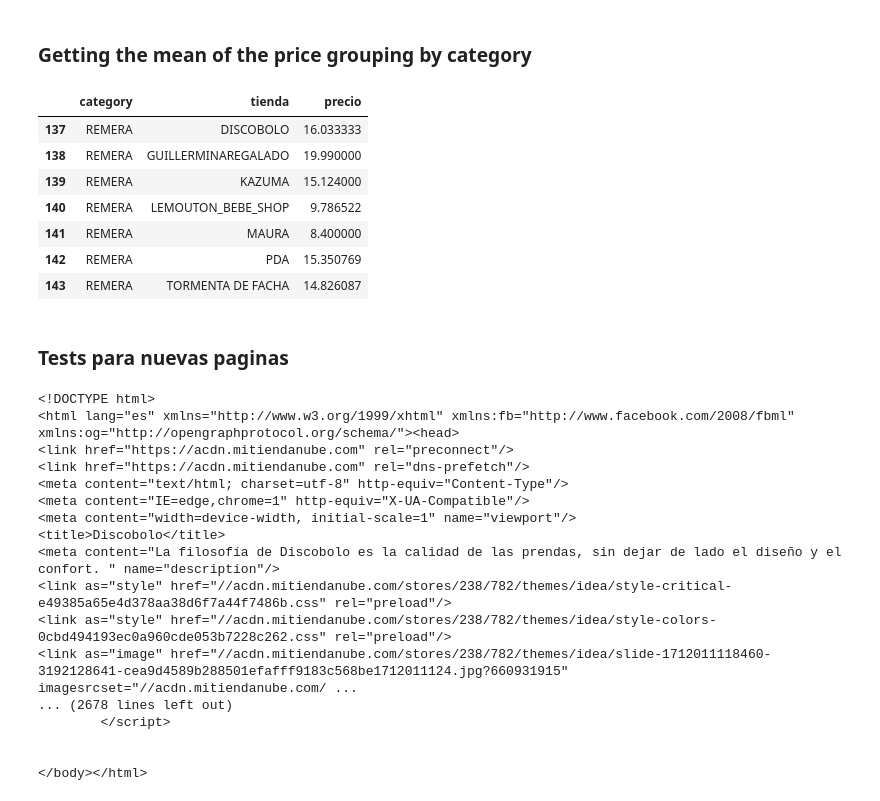
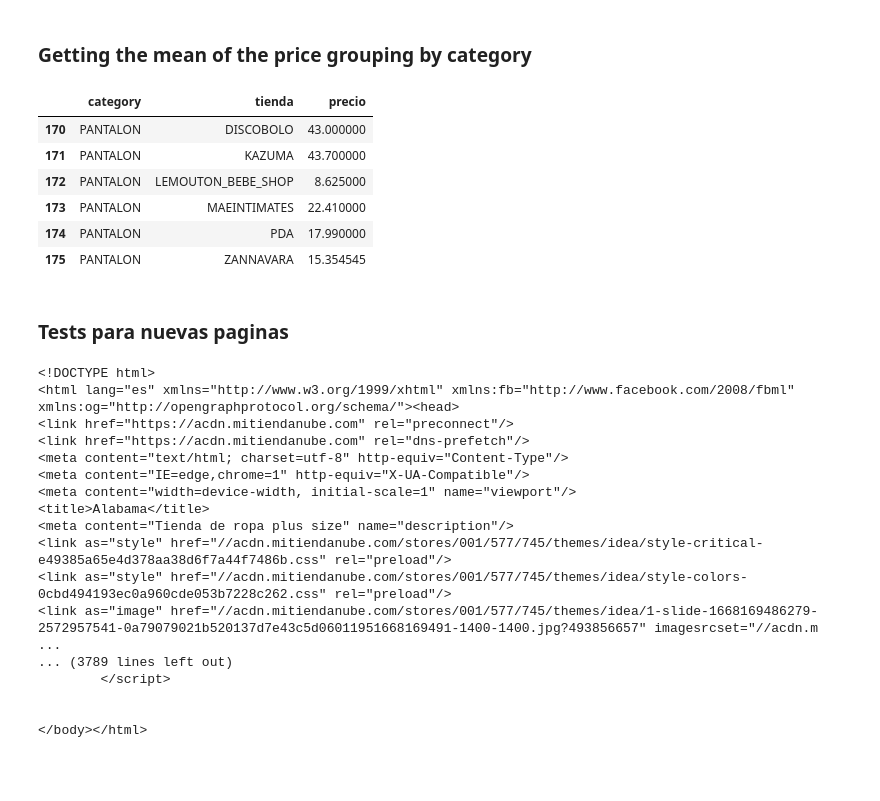
Before and after one commit to brunojaime/scrapping_clothe_stores, a Jupyter notebook: scrapping_tienda_ropa.ipynb, the cells around one changed output. Saved outputs shown, nothing was run; the diff lists cells and outputs as text; code cells hidden in the pictures; blank space fills up the shorter version.

Commit message:
Adding more stores

```diff
--- a/scrapping_tienda_ropa.ipynb
+++ b/scrapping_tienda_ropa.ipynb
@@ -228,5 +284,7 @@ rudshoes = TiendaNubeScrapping(url="https://www.rudshoes.com",
 # %%
-tiendas = [guillerminaregalado,rudshoes,discobolojeans,pda,kazuma,torm_facha,lemouton,maura]
+tiendas = [guillerminaregalado,rudshoes,discobolojeans,pda,kazuma,
+           torm_facha,lemouton,maura,maeintimates,zannavara,lepou,rome,
+           ankaras,alabama,conmpania_sombreros]
 df_tiendas_nube = pd.DataFrame()
 df_tiendas_nube= anexar_df_complete(tiendas,df_tiendas_nube)
 # %% [output]
@@ -265,0 +306,4 @@ df_tiendas_nube
+# %%
+''''''
+tiendas = []
+df_tiendas_nube= anexar_df_complete(tiendas,df_tiendas_nube)
@@ -301,7 +374,9 @@ cat['tienda'].count()
 # %%
-category_to_filter = ['X','GIFT']
+category_to_filter = category_group[category_group['tienda']>5]
 df_tiendas_nube_filter = df_tiendas_nube[~df_tiendas_nube['category'].isin(category_to_filter)]
 #df_tiendas_nube_filter['precio'].groupby(df_tiendas_nube_filter['category']).mean()
 
 df_tiendas_nube_filter['precio'] = df_tiendas_nube_filter['precio'].str.replace('$','').str.split(',').str[0].astype(float).round(2)
-df_tiendas_nube_filter.info()
+df_tiendas_nube_filter
+df_tiendas_nube_filter['category'].unique().size
+df_tiendas_nube_filter.sort_values('tienda',ascending=False)
@@ -310,28 +399,36 @@ df_tiendas_nube_filter.info()
 # %%
 grouping_by_category = df_tiendas_nube_filter['precio'].groupby([df_tiendas_nube_filter['category'],df_tiendas_nube_filter['tienda']])
 
 mean_prices =grouping_by_category.mean().reset_index()
 mean_prices
-remeras_mean = mean_prices[mean_prices['category']=="REMERA"]
+remeras_mean = mean_prices[mean_prices['category']=="PANTALON"]
 remeras_mean
 # %% [output]
 |  | category | tienda | precio |
-| 137 | REMERA | DISCOBOLO | 16.033333 |
-| 138 | REMERA | GUILLERMINAREGALADO | 19.990000 |
-| 139 | REMERA | KAZUMA | 15.124000 |
-| 140 | REMERA | LEMOUTON_BEBE_SHOP | 9.786522 |
-| 141 | REMERA | MAURA | 8.400000 |
-| 142 | REMERA | PDA | 15.350769 |
-| 143 | REMERA | TORMENTA DE FACHA | 14.826087 |
+| 170 | PANTALON | DISCOBOLO | 43.000000 |
+| 171 | PANTALON | KAZUMA | 43.700000 |
+| 172 | PANTALON | LEMOUTON_BEBE_SHOP | 8.625000 |
+| 173 | PANTALON | MAEINTIMATES | 22.410000 |
+| 174 | PANTALON | PDA | 17.990000 |
+| 175 | PANTALON | ZANNAVARA | 15.354545 |
 # %% [markdown]
 ### Tests para nuevas paginas
 # %%
-testing_url = "https://www.guillerminaregalado.com.ar/"
-store_name="Discobolo"
-tag_sublinks={"tag": "div","class": 'nav-primary'}
-a_class='nav-list-link'
-tag_container={"tag": "div","class": 'item-description '}
-subtag_name='div'
+'''
+alabama = TiendaNubeScrapping(url="https://alabamatienda.com.ar",
+    store_name="alabama",
+    tag_sublinks={"tag": "ul","class": 'desktop-nav-list'},
+    a_class='desktop-nav-link',
+    tag_container={"tag": "div","class": 'item-info-container'},
+    subtag_name='a'
+    )
+'''
+testing_url = "https://alabamatienda.com.ar"
+store_name="testing"
+tag_sublinks={"tag": "ul","class": 'desktop-nav-list'}
+a_class='desktop-nav-link'
+tag_container={"tag": "div","class": 'item-info-container'}
+subtag_name='a'
 #testing_url= "https://tormentadefacha.mitiendanube.com"
 testing_instance = TiendaNubeScrapping(url=testing_url,
     store_name = store_name,
@@ -349,12 +446,12 @@ soup
 <meta content="text/html; charset=utf-8" http-equiv="Content-Type"/>
 <meta content="IE=edge,chrome=1" http-equiv="X-UA-Compatible"/>
 <meta content="width=device-width, initial-scale=1" name="viewport"/>
-<title>Discobolo</title>
-<meta content="La filosofía de Discobolo es la calidad de las prendas, sin dejar de lado el diseño y el confort. " name="description"/>
-<link as="style" href="//acdn.mitiendanube.com/stores/238/782/themes/idea/style-critical-e49385a65e4d378aa38d6f7a44f7486b.css" rel="preload"/>
-<link as="style" href="//acdn.mitiendanube.com/stores/238/782/themes/idea/style-colors-0cbd494193ec0a960cde053b7228c262.css" rel="preload"/>
-<link as="image" href="//acdn.mitiendanube.com/stores/238/782/themes/idea/slide-1712011118460-3192128641-cea9d4589b288501efafff9183c568be1712011124.jpg?660931915" imagesrcset="//acdn.mitiendanube.com/ ...
-... (2678 lines left out)
+<title>Alabama</title>
+<meta content="Tienda de ropa plus size" name="description"/>
+<link as="style" href="//acdn.mitiendanube.com/stores/001/577/745/themes/idea/style-critical-e49385a65e4d378aa38d6f7a44f7486b.css" rel="preload"/>
+<link as="style" href="//acdn.mitiendanube.com/stores/001/577/745/themes/idea/style-colors-0cbd494193ec0a960cde053b7228c262.css" rel="preload"/>
+<link as="image" href="//acdn.mitiendanube.com/stores/001/577/745/themes/idea/1-slide-1668169486279-2572957541-0a79079021b520137d7e43c5d06011951668169491-1400-1400.jpg?493856657" imagesrcset="//acdn.m ...
+... (3789 lines left out)
         </script>
 
 
```
Also changed, not shown: parts of 14 cells of this notebook.
